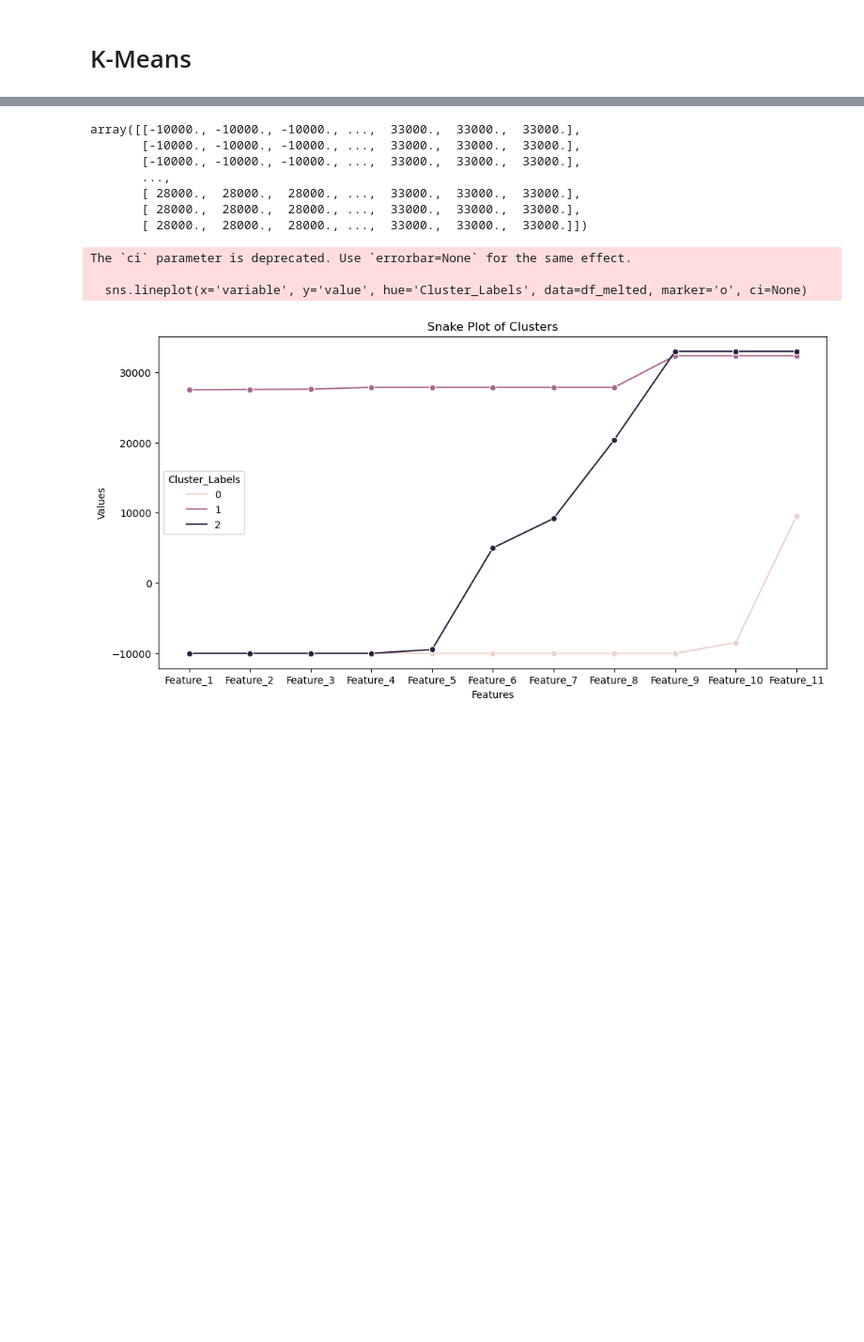
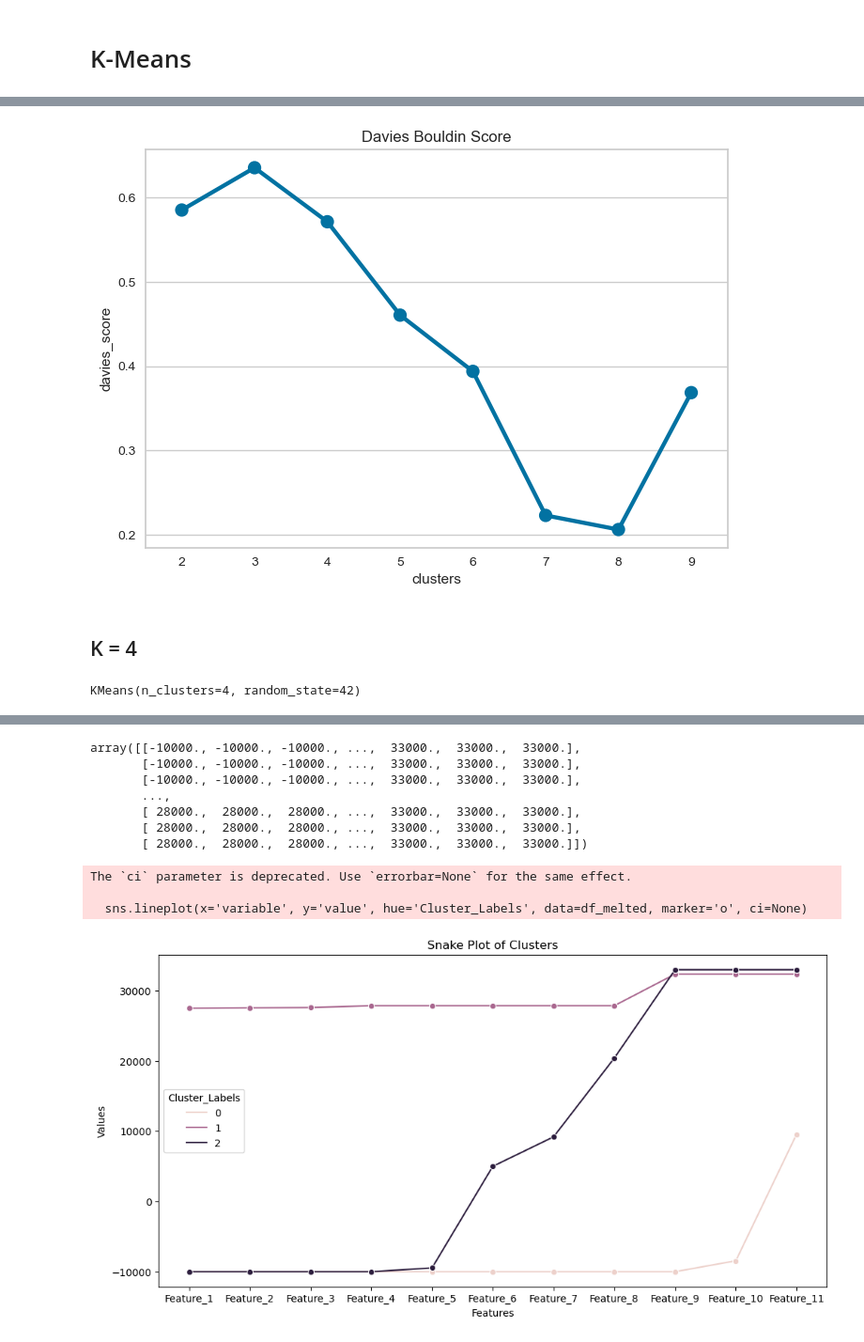
Before and after one commit to gbrosell/maroon-archers, a Jupyter notebook: Feature_Engineering.ipynb, the cells around one changed output, grey strips where cells are left out. Shown at 94% size. Cells and saved outputs as stored; diff of their text form; code cells hidden in the pictures; blank space fills up the shorter version.

```diff
--- a/Feature_Engineering.ipynb
+++ b/Feature_Engineering.ipynb
@@ -281,0 +397,15 @@ MemoryError: Unable to allocate 33.5 GiB for an array with shape (67103, 67103)
+# %%
+plt.title('Davies Bouldin Score')
+plt.xlabel('clusters')
+plt.ylabel('davies_score')
+sns.pointplot(x=list(davies_score.keys()), y=list(davies_score.values()))
+plt.show()
+# %% [output]
+[figure, added]
+# %% [markdown]
+## K = 4
+# %%
+    kmeans_model = KMeans(n_clusters=4, random_state=42).fit(price_series_df)
+    kmeans_model.fit(price_series_df)
+# %% [output]
+KMeans(n_clusters=4, random_state=42)
```
Also changed, not shown: parts of 26 cells of this notebook, 1 other file.
